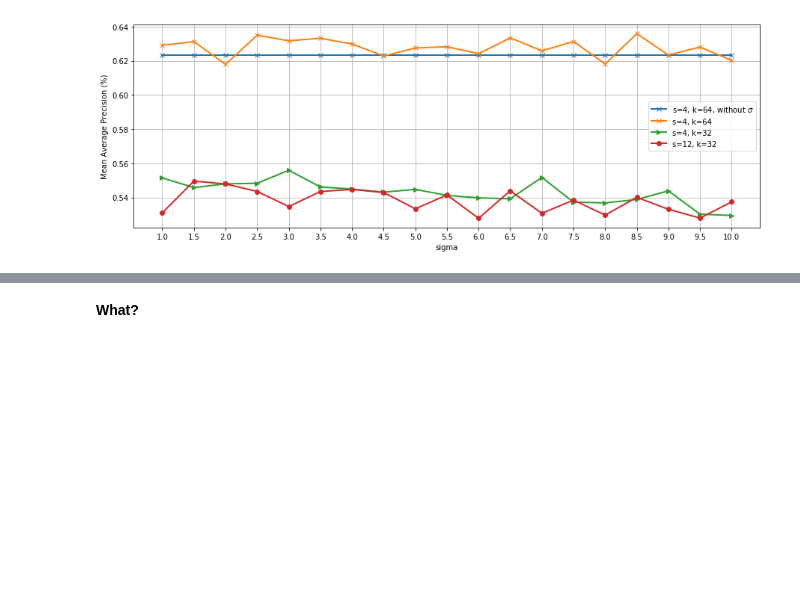
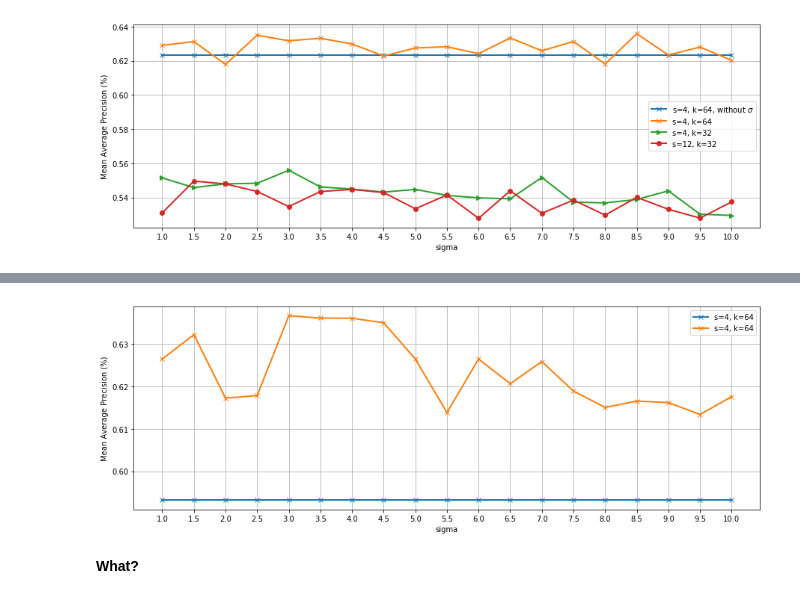
Before and after one commit to kk9six/Learn-LSH, a Jupyter notebook: 2018-Randomized Sampling-Based Fly Local Sensitive Hashing.ipynb, the cells around one changed output, grey strips where cells are left out. Cells and saved outputs as stored; diff of their text form; code cells hidden in the pictures; blank space fills up the shorter version.

Commit message:
Add FJLT

```diff
--- a/2018-Randomized Sampling-Based Fly Local Sensitive Hashing.ipynb
+++ b/2018-Randomized Sampling-Based Fly Local Sensitive Hashing.ipynb
@@ -79,5 +99,5 @@ np.array([np.random.choice([0, 1], p=[1-_s/d, _s/d], size=d) for _s in S]).shape
 # %%
-def flsh_precision(train, test, s, m, k=4, sigma=None,
+def flsh_precision(train, test, s, m, k=4, sigma=None, diagnal=None,
                    near_neighbors=None, K=200,
                    random_state=None, verbose=False):
     """
@@ -107,7 +127,11 @@ def flsh_precision(train, test, s, m, k=4, sigma=None,
 
         M = np.array([np.random.choice([0, 1], p=[1-_s/d, _s/d], size=d) for _s in S])
 
-    H = train.dot(M.T)
+    if diagnal is not None:
+        diag_mat = np.diagflat(rand.choice([-1, 1], p=[0.5, 0.5], size=d))
+        H = train.dot(diag_mat).dot(hadamard(d)).dot(M.T)
+    else:
+        H = train.dot(M.T)
 
     H_order = H.argsort(axis=1)
     for i, h in enumerate(H_order[:, :-k]):
@@ -116,7 +140,11 @@ def flsh_precision(train, test, s, m, k=4, sigma=None,
 
     precision = []
     for i, q in enumerate(test):
-        h = M.dot(q)
+        if diagnal is not None:
+            h = M.dot(q.dot(diag_mat).dot(hadamard(d)))
+        else:
+            h = M.dot(q)
+
         h[h.argsort()[:-k]] = 0
         h[h != 0] = 1
 
@@ -317,0 +348,13 @@ plt.show()
+# %%
+n, d = train_center.shape
+s = 4
+k = 64
+m = 10 * d
+# %%
+%%time
+precision_fjlt_with_s4_m10d_k64 = []
+for sigma in sigma_arr:
+    precision_fjlt_with_s4_m10d_k64.append(flsh_precision(train_center, test_center,
+                                        s, m, k, diagnal=True,
+                                        near_neighbors=k_near_neighbors,
+                                        random_state=1, verbose=True))
@@ -318,2 +379,14 @@ plt.show()
+# %%
+plt.figure(figsize=(15, 5))
+plt.plot(sigma_arr, precision_fjlt_with_s4_m10d_k64, 'x-', linewidth=2, label='s=4, k=64')
+plt.plot(sigma_arr, precision_sigma_with_s4_m10d_k64, 'x-', linewidth=2, label='s=4, k=64')
+plt.xticks(sigma_arr)
+plt.grid()
+plt.xlabel('sigma')
+plt.ylabel('Mean Average Precision (%)')
+plt.legend(fontsize=10)
+plt.show()
+# %% [output]
+[figure, added]
 # %% [markdown]
 **What?**
```
Also changed, not shown: parts of 7 cells of this notebook.
